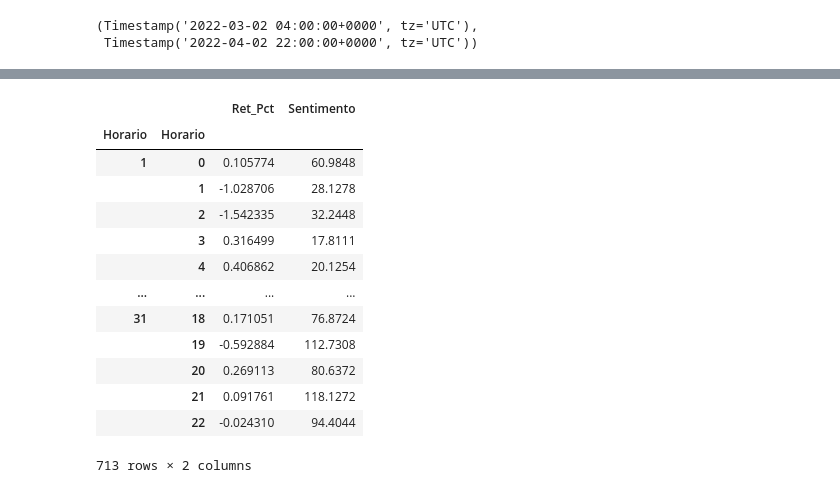
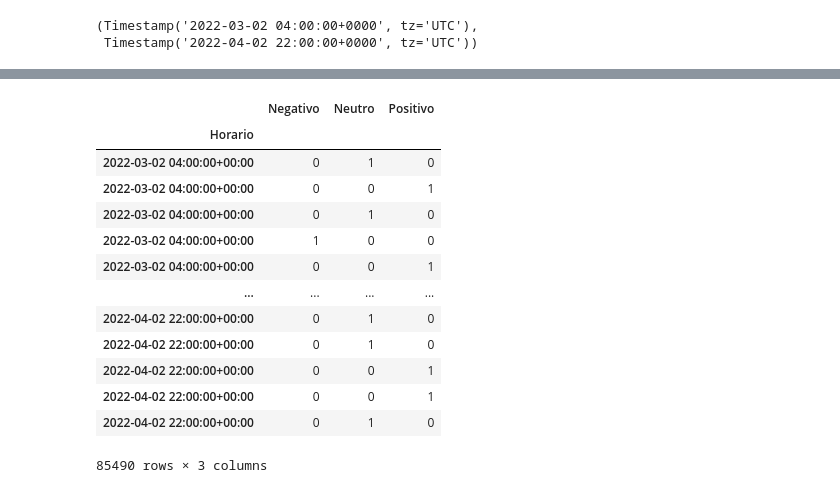
Before and after one commit to thcoelho/Social_Media_And_Financial_Markets, a Jupyter notebook: Analise_Exploratoria.ipynb, the cells around one changed output, grey strips where cells are left out. Saved outputs shown, nothing was run; the diff lists cells and outputs as text; code cells hidden in the pictures.

```diff
--- a/Analise_Exploratoria.ipynb
+++ b/Analise_Exploratoria.ipynb
@@ -236,19 +182,19 @@ Name: Close, Length: 713, dtype: float64
-# %%
-# DataFrame com novos dados agregados
-Dados_Agg = pd.merge(Retorno_Hora, Sent_Hora, left_index=True, right_index=True)
-Dados_Agg
-# %% [output]
-|  |  | Ret_Pct | Sentimento |
-| Horario | Horario |  |  |
-| 1 | 0 | 0.105774 | 60.9848 |
-|  | 1 | -1.028706 | 28.1278 |
-|  | 2 | -1.542335 | 32.2448 |
-|  | 3 | 0.316499 | 17.8111 |
-|  | 4 | 0.406862 | 20.1254 |
-| ... | ... | ... | ... |
-| 31 | 18 | 0.171051 | 76.8724 |
-|  | 19 | -0.592884 | 112.7308 |
-|  | 20 | 0.269113 | 80.6372 |
-|  | 21 | 0.091761 | 118.1272 |
-|  | 22 | -0.024310 | 94.4044 |
-713 rows × 2 columns
+# %%
+# Criar variáveis Dummy para sentimento, sem coluna de neutro
+Dummies = pd.get_dummies(Dados["Sentimento_Categorico"])
+Dummies
+# %% [output]
+|  | Negativo | Neutro | Positivo |
+| Horario |  |  |  |
+| 2022-03-02 04:00:00+00:00 | 0 | 1 | 0 |
+| 2022-03-02 04:00:00+00:00 | 0 | 0 | 1 |
+| 2022-03-02 04:00:00+00:00 | 0 | 1 | 0 |
+| 2022-03-02 04:00:00+00:00 | 1 | 0 | 0 |
+| 2022-03-02 04:00:00+00:00 | 0 | 0 | 1 |
+| ... | ... | ... | ... |
+| 2022-04-02 22:00:00+00:00 | 0 | 1 | 0 |
+| 2022-04-02 22:00:00+00:00 | 0 | 1 | 0 |
+| 2022-04-02 22:00:00+00:00 | 0 | 0 | 1 |
+| 2022-04-02 22:00:00+00:00 | 0 | 0 | 1 |
+| 2022-04-02 22:00:00+00:00 | 0 | 1 | 0 |
+85490 rows × 3 columns
```
Also changed, not shown: parts of 13 cells of this notebook, 3 other files.
